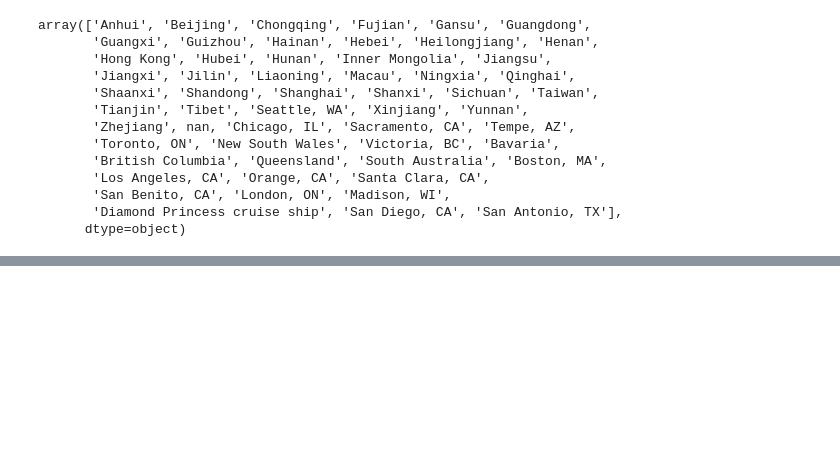
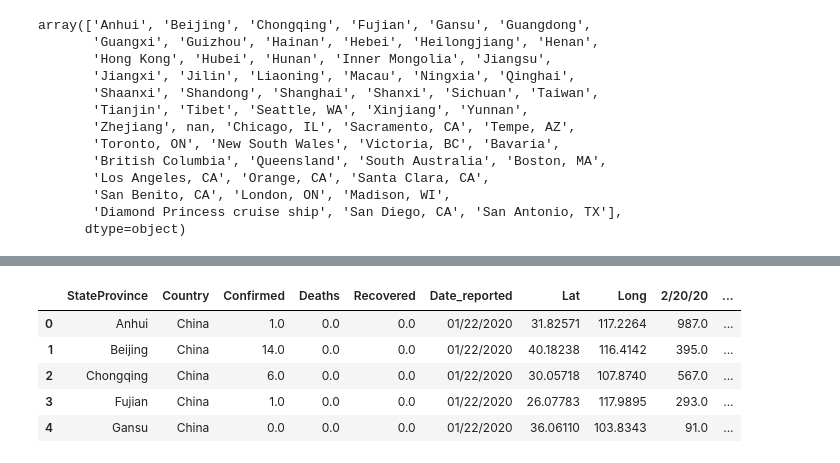
Before and after one commit to avbui-coat/ETL_Project, a Jupyter notebook: Coronavirus_Feb_2020.ipynb, the cells around one changed output, grey strips where cells are left out. Drawn from its saved outputs; the diff is of its cells as text; code cells hidden in the pictures; blank space fills up the shorter version.

```diff
--- a/Coronavirus_Feb_2020.ipynb
+++ b/Coronavirus_Feb_2020.ipynb
@@ -271,0 +292,9 @@ array(['Anhui', 'Beijing', 'Chongqing', 'Fujian', 'Gansu', 'Guangdong',
+# %%
+case_df.head()
+# %% [output]
+|  | StateProvince | Country | Confirmed | Deaths | Recovered | Date_reported | Lat | Long | 2/20/20 | ... |
+| 0 | Anhui | China | 1.0 | 0.0 | 0.0 | 01/22/2020 | 31.82571 | 117.2264 | 987.0 | ... |
+| 1 | Beijing | China | 14.0 | 0.0 | 0.0 | 01/22/2020 | 40.18238 | 116.4142 | 395.0 | ... |
+| 2 | Chongqing | China | 6.0 | 0.0 | 0.0 | 01/22/2020 | 30.05718 | 107.8740 | 567.0 | ... |
+| 3 | Fujian | China | 1.0 | 0.0 | 0.0 | 01/22/2020 | 26.07783 | 117.9895 | 293.0 | ... |
+| 4 | Gansu | China | 0.0 | 0.0 | 0.0 | 01/22/2020 | 36.06110 | 103.8343 | 91.0 | ... |
```
Also changed, not shown: parts of 9 cells of this notebook, 2 other files.
